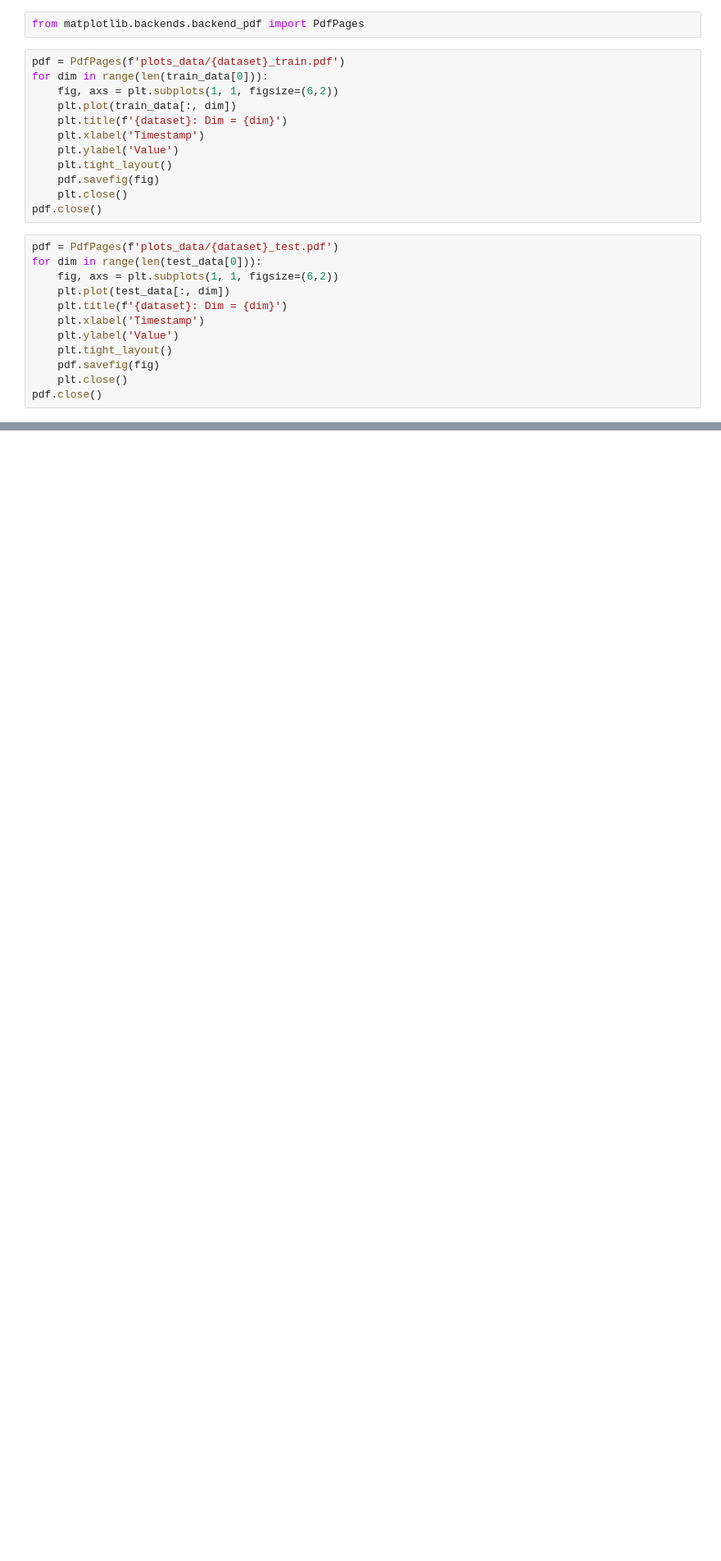
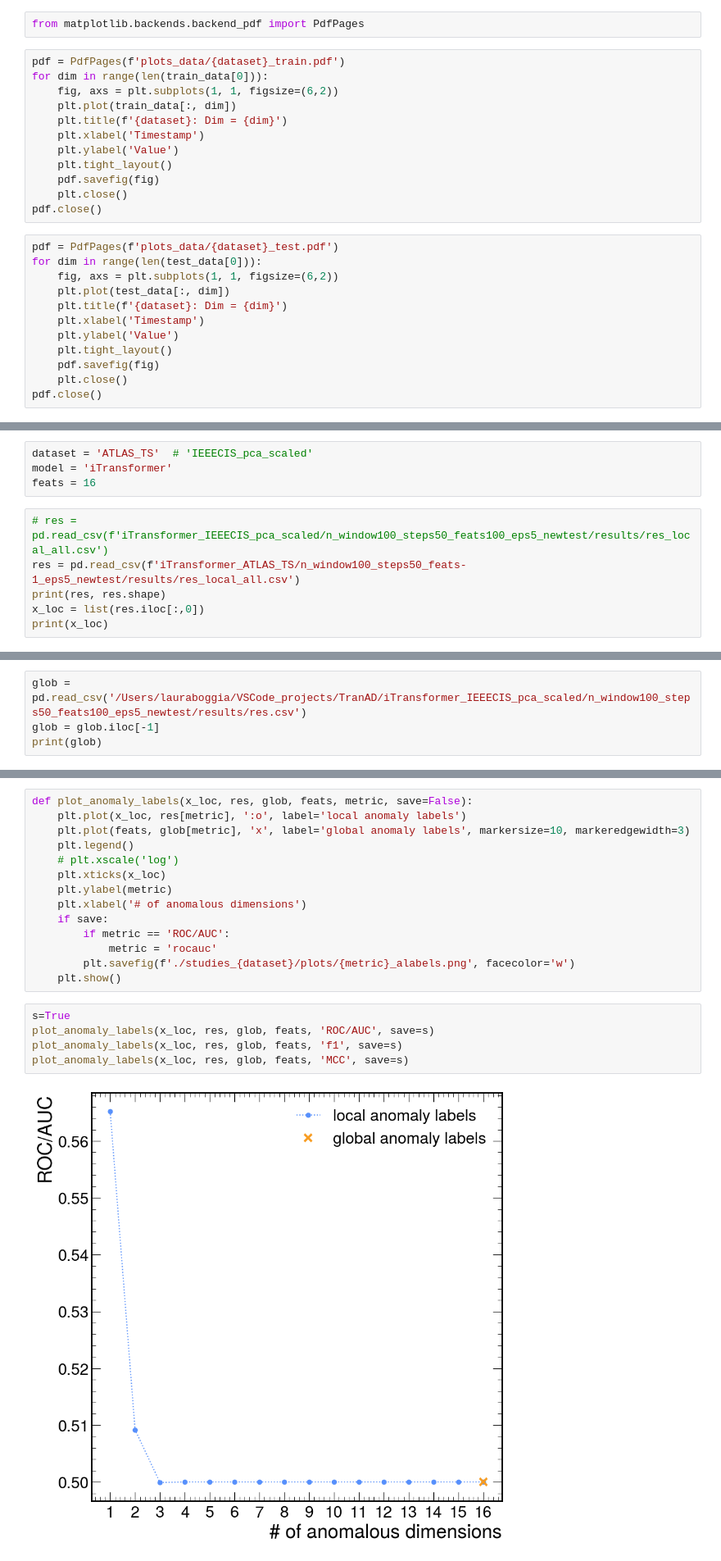
Before and after one commit to PedroKochinski/TSAD_from_laurab222, a Jupyter notebook: visualise.ipynb, the cells around one changed output, grey strips where cells are left out. Shown at 82% size. Drawn from its saved outputs; the diff is of its cells as text; blank space fills up the shorter version.

Commit message:
new plots and studies

```diff
--- a/visualise.ipynb
+++ b/visualise.ipynb
@@ -657,0 +938,10 @@ pdf.close()
+# %%
+dataset = 'ATLAS_TS'  # 'IEEECIS_pca_scaled'
+model = 'iTransformer'
+feats = 16
+# %%
+# res = pd.read_csv(f'iTransformer_IEEECIS_pca_scaled/n_window100_steps50_feats100_eps5_newtest/results/res_local_all.csv')
+res = pd.read_csv(f'iTransformer_ATLAS_TS/n_window100_steps50_feats-1_eps5_newtest/results/res_local_all.csv')
+print(res, res.shape)
+x_loc = list(res.iloc[:,0])
+print(x_loc)
@@ -657,0 +966,4 @@ pdf.close()
+# %%
+glob = pd.read_csv('/Users/lauraboggia/VSCode_projects/TranAD/iTransformer_IEEECIS_pca_scaled/n_window100_steps50_feats100_eps5_newtest/results/res.csv')
+glob = glob.iloc[-1]
+print(glob)
@@ -657,0 +988,21 @@ pdf.close()
+# %%
+def plot_anomaly_labels(x_loc, res, glob, feats, metric, save=False):
+    plt.plot(x_loc, res[metric], ':o', label='local anomaly labels')
+    plt.plot(feats, glob[metric], 'x', label='global anomaly labels', markersize=10, markeredgewidth=3)
+    plt.legend()
+    # plt.xscale('log')
+    plt.xticks(x_loc)
+    plt.ylabel(metric)
+    plt.xlabel('# of anomalous dimensions')
+    if save:
+        if metric == 'ROC/AUC':
+            metric = 'rocauc'
+        plt.savefig(f'./studies_{dataset}/plots/{metric}_alabels.png', facecolor='w')
+    plt.show()
+# %%
+s=True
+plot_anomaly_labels(x_loc, res, glob, feats, 'ROC/AUC', save=s)
+plot_anomaly_labels(x_loc, res, glob, feats, 'f1', save=s)
+plot_anomaly_labels(x_loc, res, glob, feats, 'MCC', save=s)
+# %% [output]
+[figure, added]
```
Also changed, not shown: parts of 39 cells of this notebook, 10 other files.
